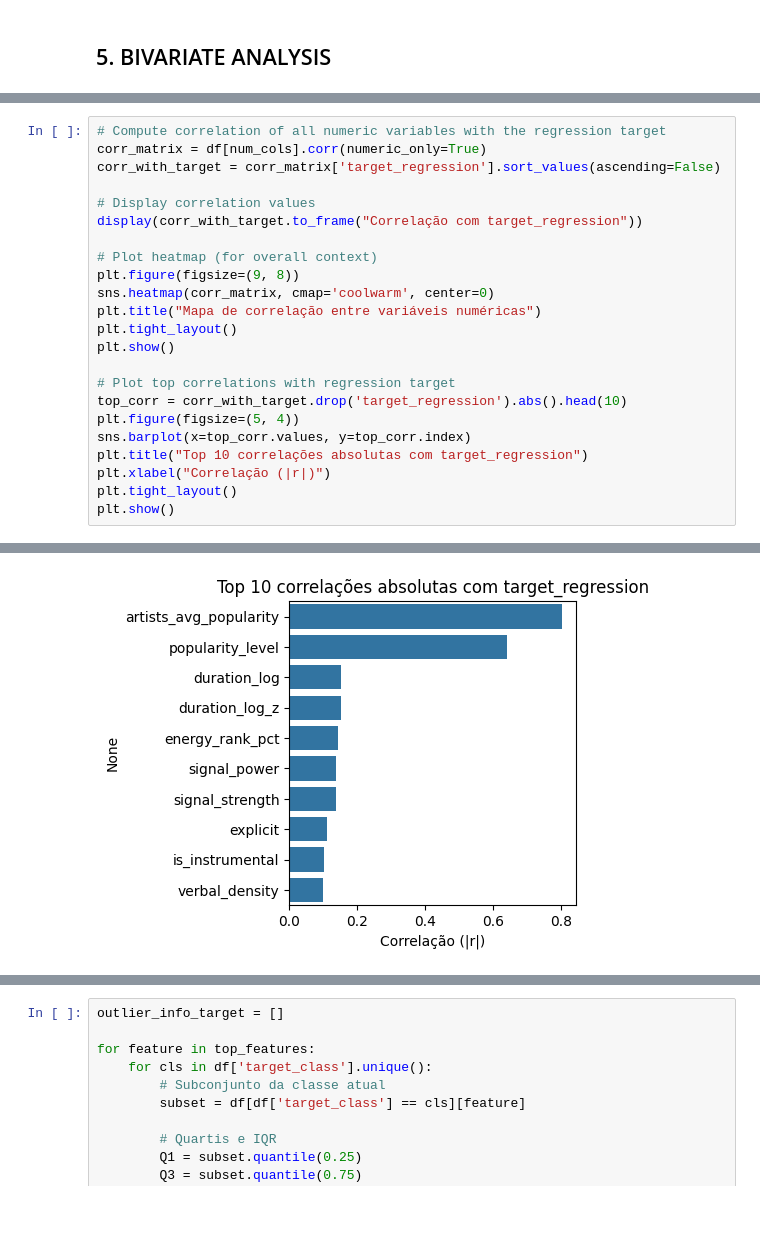
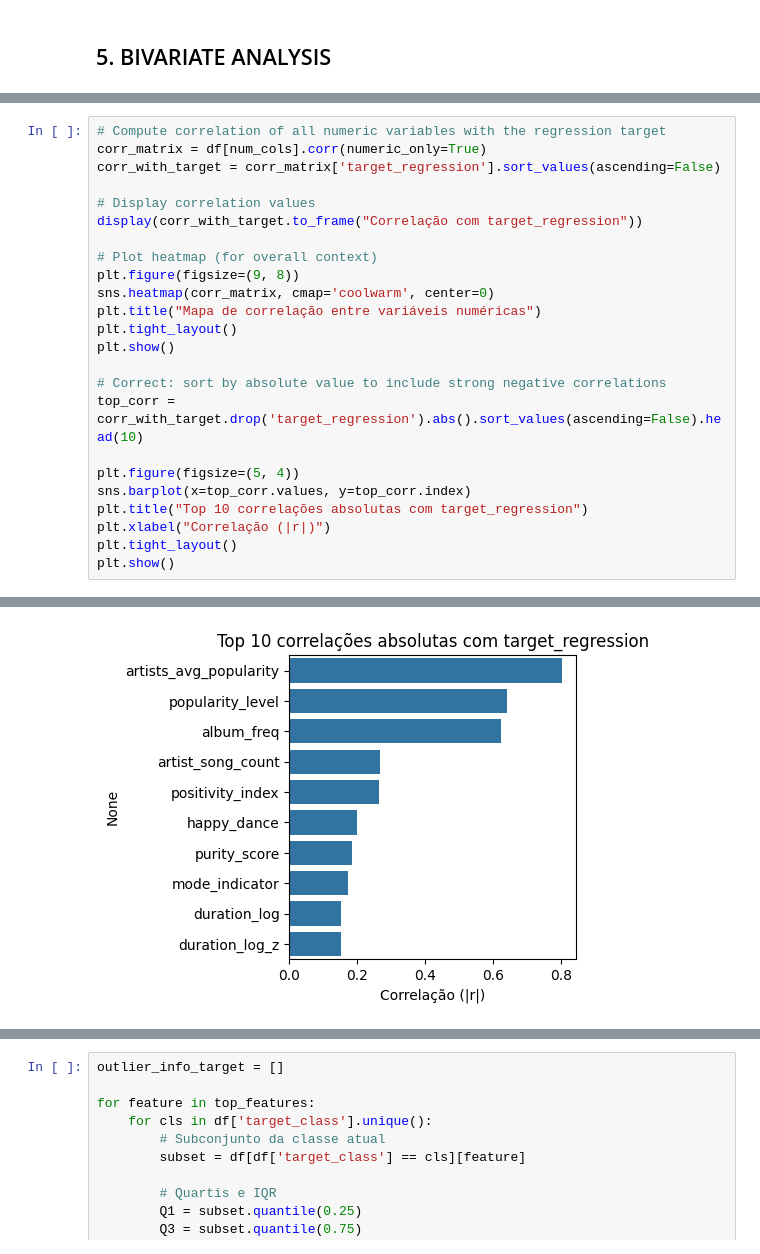
Before and after one commit to 1201806/APRAU_Group_20, a Jupyter notebook: APRAU_DEN_M1A_1201806_1200918_1250522.ipynb, the cells around one changed output, grey strips where cells are left out. Saved outputs shown, nothing was run; the diff lists cells and outputs as text; blank space fills up the shorter version.

```diff
--- a/APRAU_DEN_M1A_1201806_1200918_1250522.ipynb
+++ b/APRAU_DEN_M1A_1201806_1200918_1250522.ipynb
@@ -264,33 +270,34 @@ plt.figure(figsize=(9, 8))
 sns.heatmap(corr_matrix, cmap='coolwarm', center=0)
 plt.title("Mapa de correlação entre variáveis numéricas")
 plt.tight_layout()
 plt.show()
 
-# Plot top correlations with regression target
-top_corr = corr_with_target.drop('target_regression').abs().head(10)
+# Correct: sort by absolute value to include strong negative correlations
+top_corr = corr_with_target.drop('target_regression').abs().sort_values(ascending=False).head(10)
+
 plt.figure(figsize=(5, 4))
 sns.barplot(x=top_corr.values, y=top_corr.index)
 plt.title("Top 10 correlações absolutas com target_regression")
 plt.xlabel("Correlação (|r|)")
 plt.tight_layout()
 plt.show()
 # %% [output]
 |  | Correlação com target_regression |
 | target_regression | 1.000000 |
 | artists_avg_popularity | 0.804786 |
 | popularity_level | 0.640606 |
 | duration_log | 0.153175 |
 | duration_log_z | 0.153175 |
 | energy_rank_pct | 0.143358 |
 | signal_power | 0.136441 |
 | signal_strength | 0.136441 |
 | explicit | 0.109541 |
 | is_instrumental | 0.102334 |
 | ... | ... |
 | happy_dance | -0.199947 |
 | positivity_index | -0.264200 |
 | artist_song_count | -0.268496 |
 | album_freq | -0.622507 |
 | echo_constant | NaN |
 [figure]
-[figure, old version]
+[figure, new version]
```
Also changed, not shown: parts of 9 cells of this notebook.
